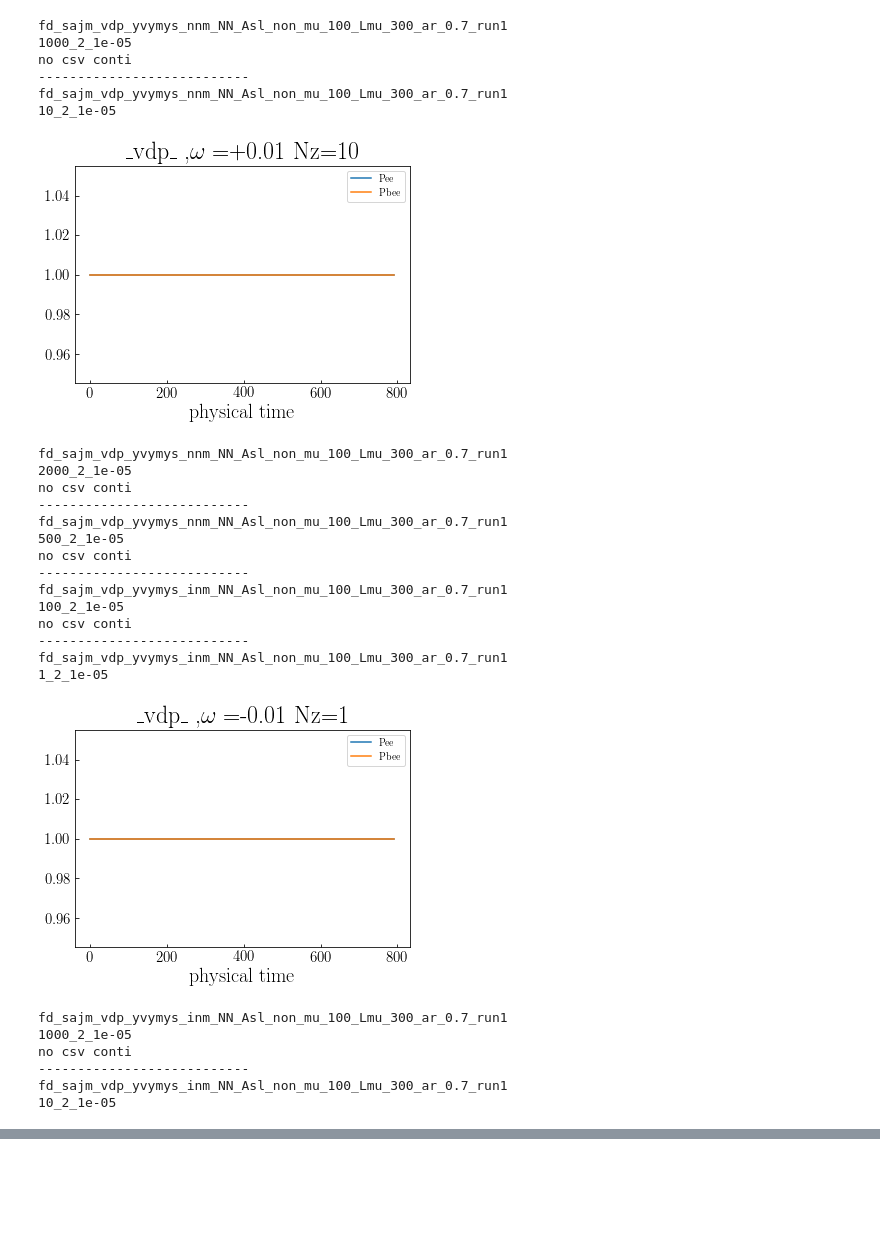
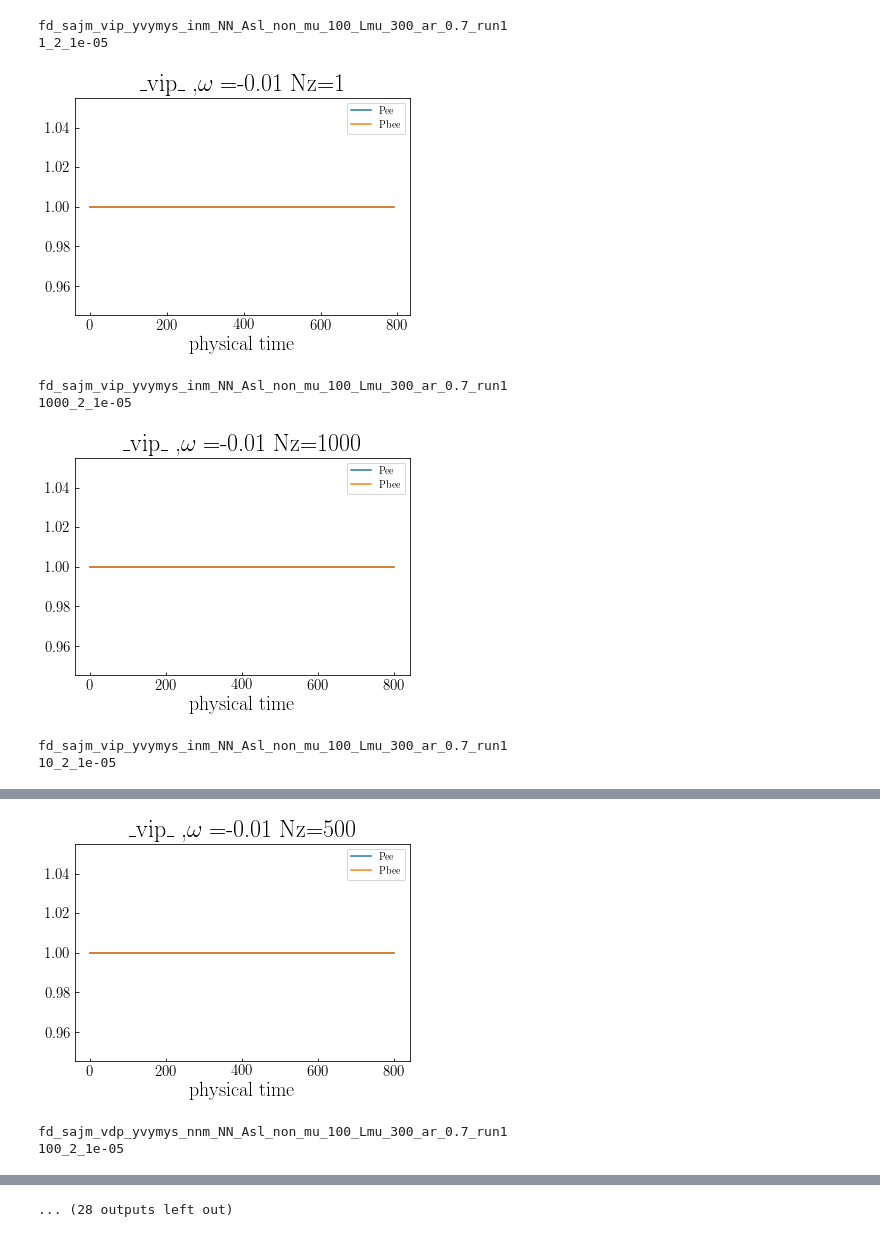
Before and after one commit to Demon-of-Asgard/research_experience_program, a Jupyter notebook: COSEnu/plot_sur_saj.ipynb, the cells around one changed output, grey strips where cells are left out. Saved outputs shown, nothing was run; the diff lists cells and outputs as text; code cells hidden in the pictures; blank space fills up the shorter version.

```diff
--- a/COSEnu/plot_sur_saj.ipynb
+++ b/COSEnu/plot_sur_saj.ipynb
@@ -1,7 +1,8 @@
 # %%
-#plot results of the many grid results
+#plot results of the many grid results saj only
 #!/hetghome/hetgsoft/anaconda3/bin/python3.9
 import matplotlib
+%matplotlib inline
 #matplotlib.use('Agg')
 import matplotlib.pyplot as plt
 from mpl_toolkits.axes_grid1 import make_axes_locatable
@@ -32,16 +33,16 @@ from configparser import ConfigParser
 path = os.getcwd()
 #print(path)
 for h in os.listdir(path):
-    if 'saj_' not in h:
+    if 'sajm_' not in h:
         #print('flat conti')
         continue
     """if 'hetg' not in h:
         #print('hetg pui conti')
         continue"""
-    if 'N1' not in h:
+    if 'NN' not in h:
         #print('n1 conti')
         continue
-    if 'pb' in h:
+    if 'Z1' not in h:
         #print('pb conti')
         continue
     if 'yvymys' not in h:
@@ -204,7 +238,7 @@ for h in os.listdir(path):
     if 'NN' not in h:
         #print('n1 conti')
         continue
-    if 'pb' in h:
+    if 'Z1' in h:
         #print('pb conti')
         continue
     if 'yvymys' not in h:
@@ -213,6 +247,8 @@ for h in os.listdir(path):
     """if 'nnm'  not in h:
         print('inm conti')
         continue"""
+    if 'tur' in h:
+        continue
     cc=0
     if '_mu_' in h:
         #print(h)
@@ -261,6 +297,8 @@ for h in os.listdir(path):
                 Nz = float(Para[0])
                 Nvz = float(Para[1])
                 CFL = float(Para[2])
+                # if Nz!=1:
+                #     continue
                 if CFL !=10**-5:
                     continue
                 #print(path+'/'+h+'/'+i)
@@ -335,28 +358,8 @@ fd_sajm_vdp_yvymys_nnm_NN_Asl_non_mu_100_Lmu_300_ar_0.7_run1
-fd_sajm_vdp_yvymys_nnm_NN_Asl_non_mu_100_Lmu_300_ar_0.7_run1
-1000_2_1e-05
-no csv conti
----------------------------
-fd_sajm_vdp_yvymys_nnm_NN_Asl_non_mu_100_Lmu_300_ar_0.7_run1
-10_2_1e-05
+fd_sajm_vip_yvymys_inm_NN_Asl_non_mu_100_Lmu_300_ar_0.7_run1
+1_2_1e-05
-[figure, old version]
+[figure, new version]
-fd_sajm_vdp_yvymys_nnm_NN_Asl_non_mu_100_Lmu_300_ar_0.7_run1
-2000_2_1e-05
-no csv conti
----------------------------
-fd_sajm_vdp_yvymys_nnm_NN_Asl_non_mu_100_Lmu_300_ar_0.7_run1
-500_2_1e-05
-no csv conti
----------------------------
-fd_sajm_vdp_yvymys_inm_NN_Asl_non_mu_100_Lmu_300_ar_0.7_run1
-100_2_1e-05
-no csv conti
----------------------------
-fd_sajm_vdp_yvymys_inm_NN_Asl_non_mu_100_Lmu_300_ar_0.7_run1
-1_2_1e-05
+fd_sajm_vip_yvymys_inm_NN_Asl_non_mu_100_Lmu_300_ar_0.7_run1
+1000_2_1e-05
-[figure, old version]
+[figure, new version]
-fd_sajm_vdp_yvymys_inm_NN_Asl_non_mu_100_Lmu_300_ar_0.7_run1
-1000_2_1e-05
-no csv conti
----------------------------
-fd_sajm_vdp_yvymys_inm_NN_Asl_non_mu_100_Lmu_300_ar_0.7_run1
+fd_sajm_vip_yvymys_inm_NN_Asl_non_mu_100_Lmu_300_ar_0.7_run1
 10_2_1e-05
@@ -380,0 +373,3 @@ no csv conti
+[figure, added]
+fd_sajm_vdp_yvymys_nnm_NN_Asl_non_mu_100_Lmu_300_ar_0.7_run1
+100_2_1e-05
@@ -381 +377,2 @@ no csv conti
+... (28 outputs left out)
 # %%
```
Also changed, not shown: parts of 3 cells of this notebook, 3 other files.
